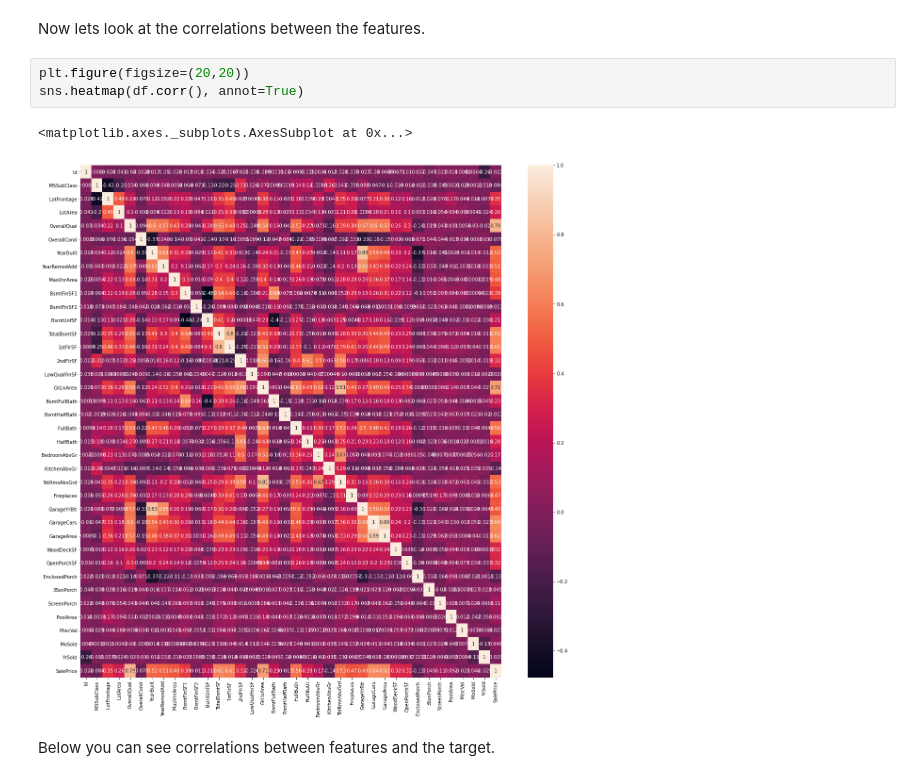
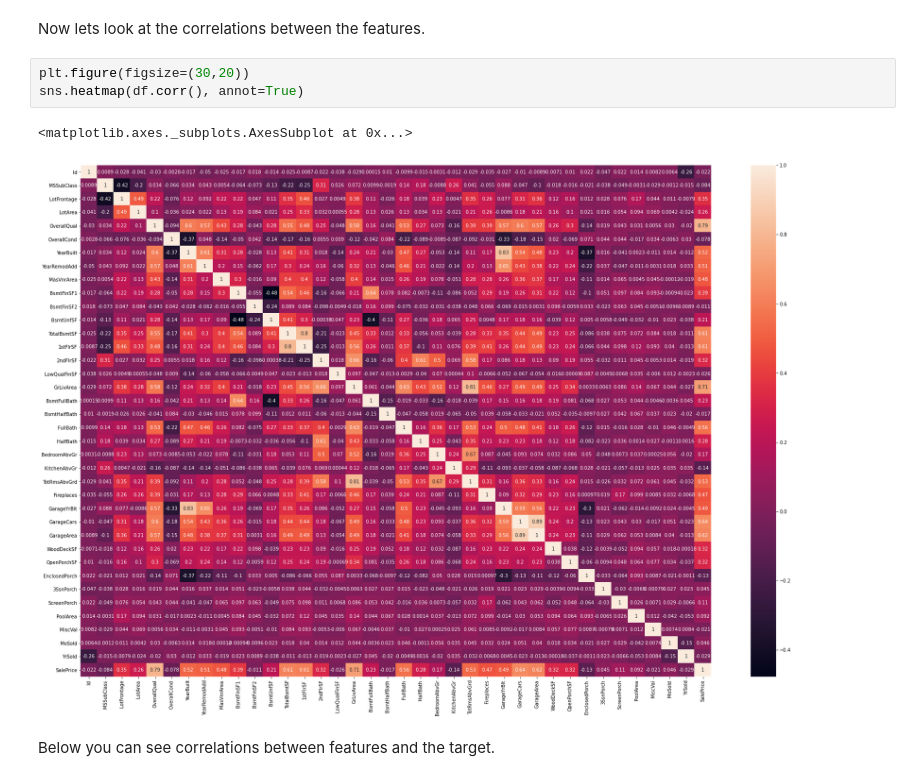
Before and after one commit to twrzeszcz/house-prices-project, a Jupyter notebook: house_prices.ipynb, the cells around one changed output. Saved outputs shown, nothing was run; the diff lists cells and outputs as text.

```diff
--- a/house_prices.ipynb
+++ b/house_prices.ipynb
@@ -166,11 +166,11 @@ dtype: int64
 # %% [markdown]
 Now lets look at the correlations between the features.
 # %%
-plt.figure(figsize=(20,20))
+plt.figure(figsize=(30,20))
 sns.heatmap(df.corr(), annot=True)
 # %% [output]
 <matplotlib.axes._subplots.AxesSubplot at 0x...>
-[figure, old version]
+[figure, new version]
 # %% [markdown]
 Below you can see correlations between features and the target.
 # %%
```
Also changed, not shown: parts of 11 cells of this notebook, 10 other files.
